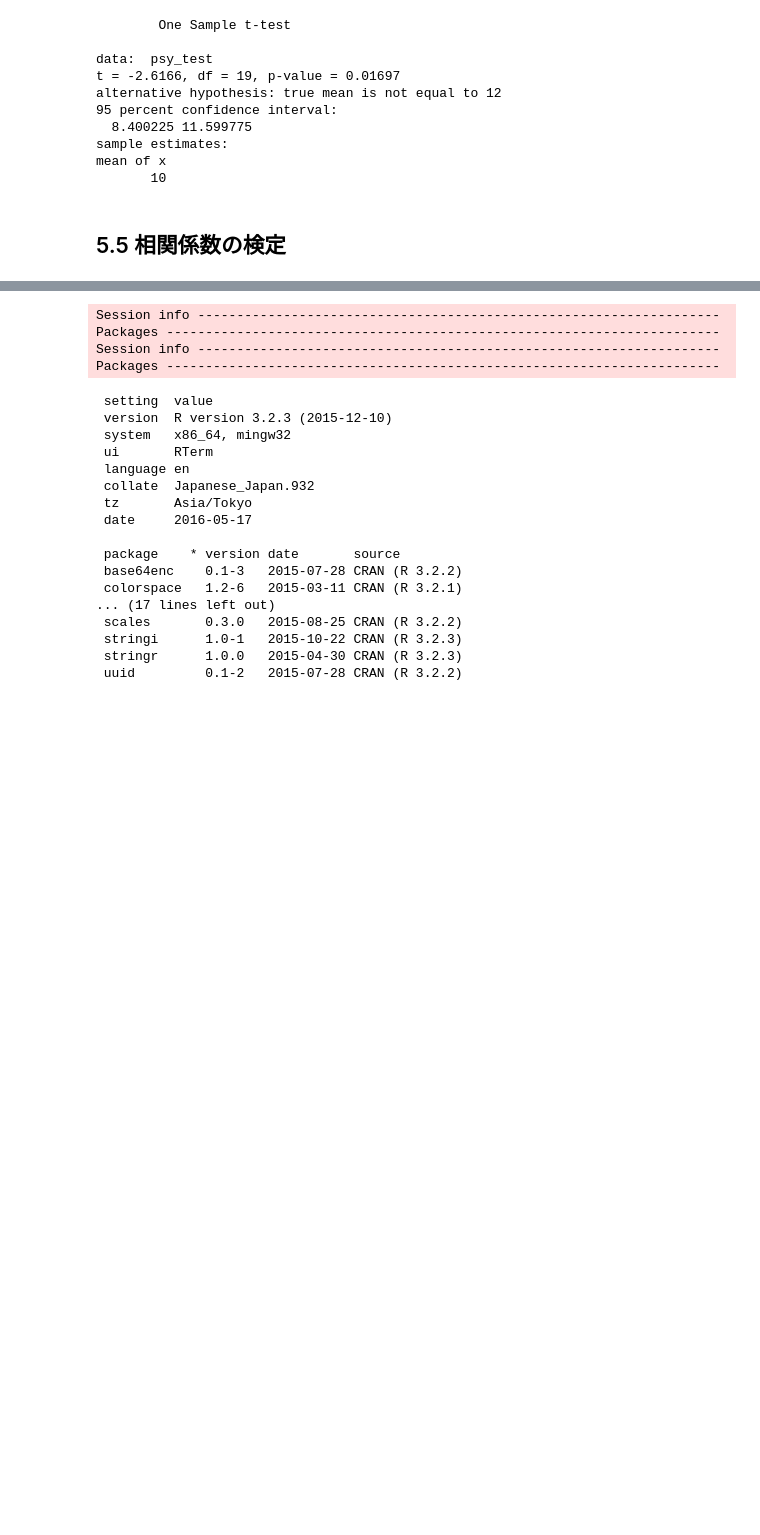
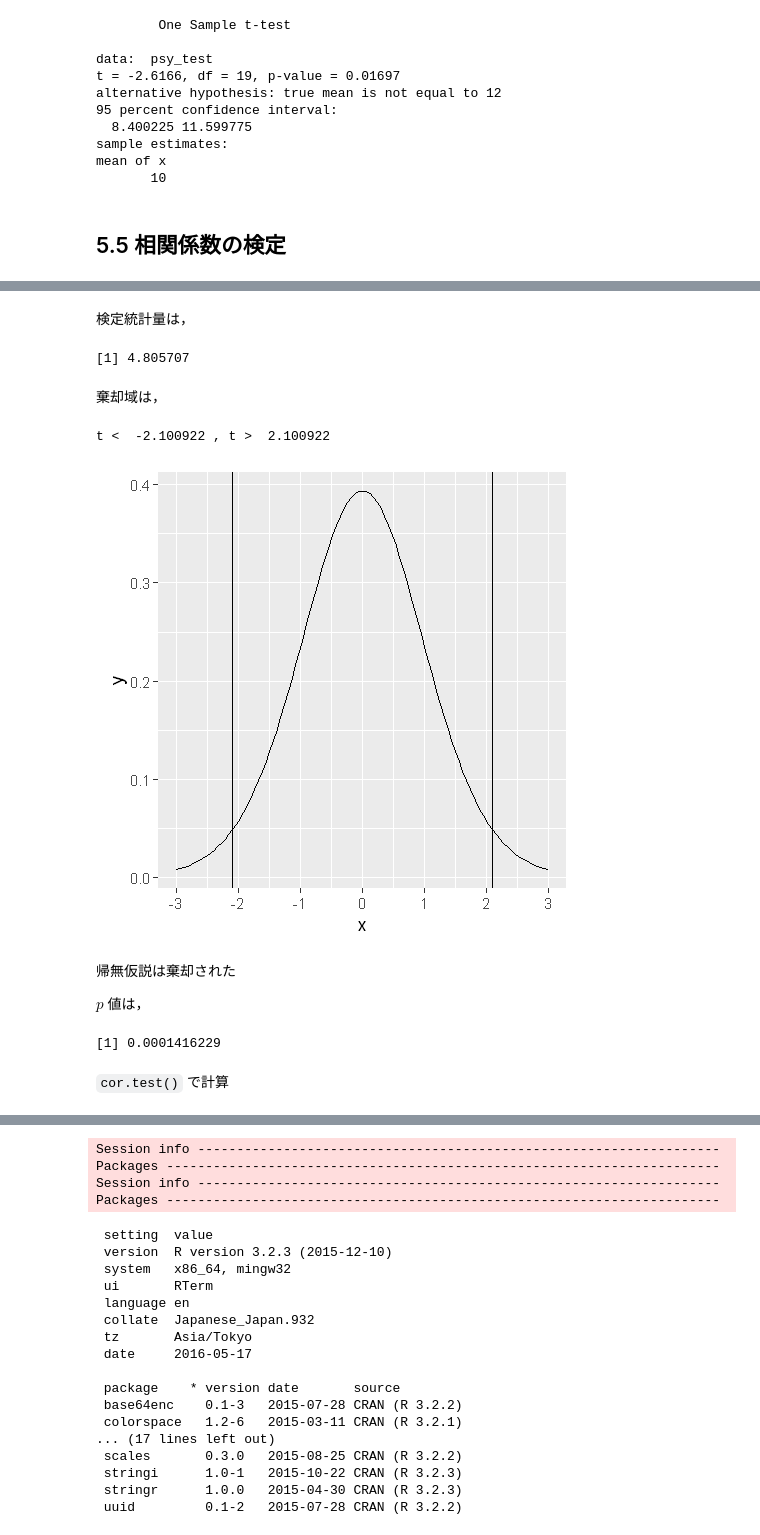
Before and after one commit to whatalnk/r-easy-stat, a Jupyter notebook: Chap05.ipynb, the cells around one changed output, grey strips where cells are left out. Cells and saved outputs as stored; diff of their text form; code cells hidden in the pictures; blank space fills up the shorter version.

```diff
--- a/Chap05.ipynb
+++ b/Chap05.ipynb
@@ -169,0 +174,37 @@ mean of x
+# %%
+stat_test1 <- d$stat_test1
+stat_test2 <- d$stat_test2
+# %% [markdown]
+検定統計量は，
+# %%
+r <- cor(stat_test1, stat_test2)
+n <- length(stat_test1)
+t <- (r * sqrt(n - 2)) / sqrt(1 - r^2)
+t
+# %% [output]
+[1] 4.805707
+# %% [markdown]
+棄却域は，
+# %%
+lower <- qt(0.05 / 2, df = n-2)
+upper <- qt(0.05 / 2, df = n - 2, lower.tail = FALSE)
+cat("t < ", lower, ", t > ", upper)
+# %% [output]
+t <  -2.100922 , t >  2.100922
+# %%
+ggplot(data.frame(x = c(-3, 3)), aes(x)) +
+    stat_function(fun = dt, args = list(df = n - 2)) +
+    scale_x_continuous(breaks = c(-3:3, 1)) +
+    geom_vline(xintercept = c(qt(0.025, df = n - 2), qt(0.975, df = n - 2)))
+# %% [output]
+[figure, added]
+# %% [markdown]
+帰無仮説は棄却された
+
+$p$ 値は，
+# %%
+2 * pt(-t, df = n - 2)
+# %% [output]
+[1] 0.0001416229
+# %% [markdown]
+`cor.test()` で計算
```
Also changed, not shown: parts of 3 cells of this notebook.
